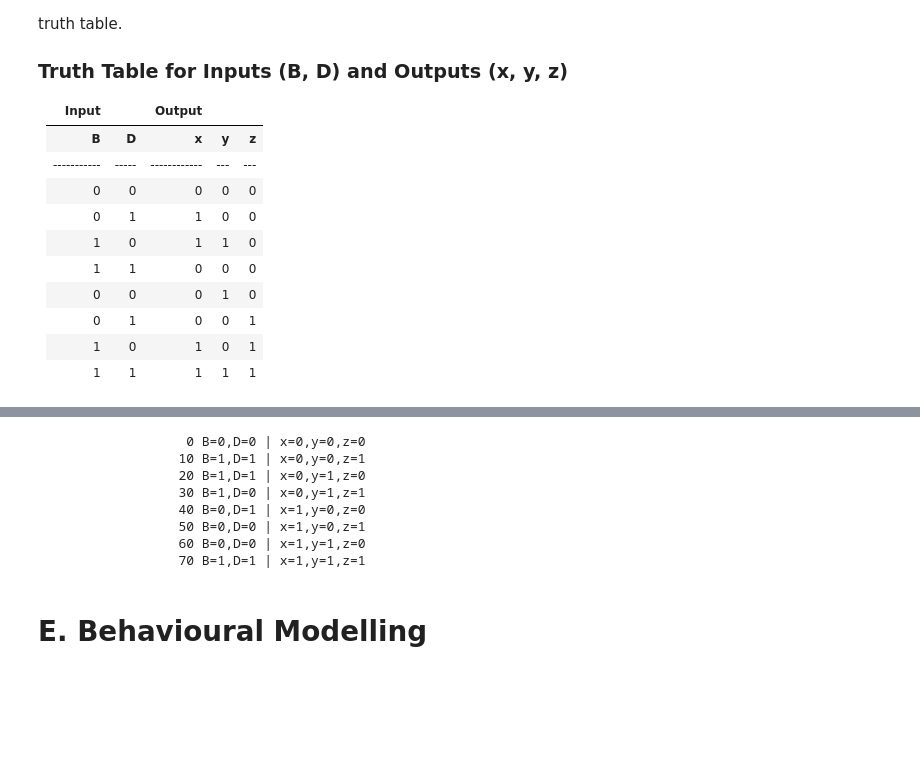
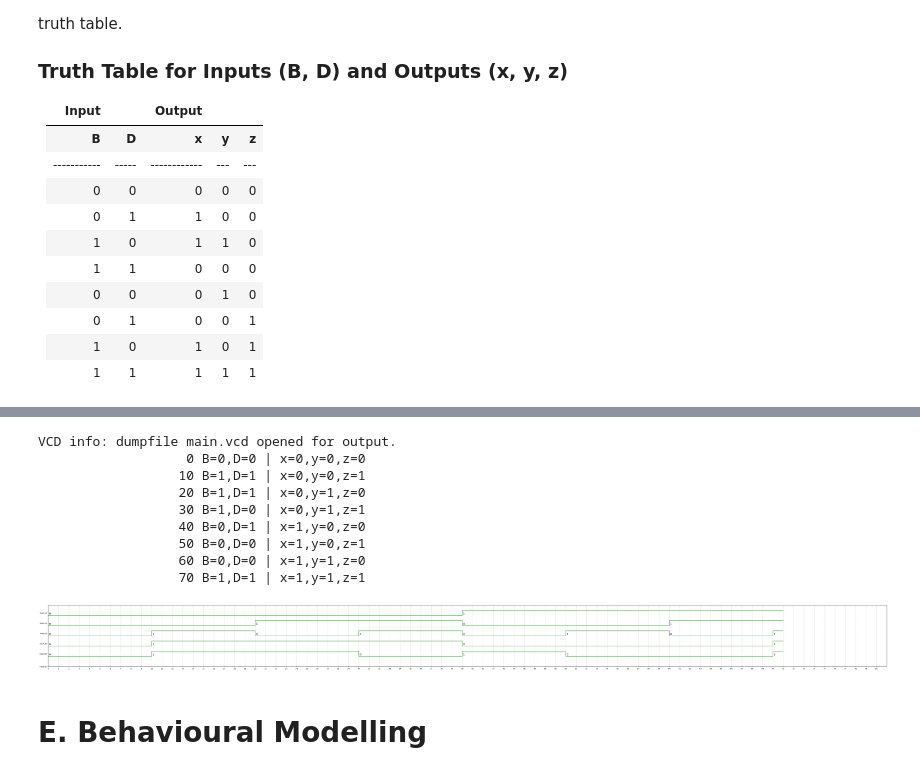
Before and after one commit to Varshan98/Suriya_DSL_HW, a Jupyter notebook: HW3_VerilogGitPractice.ipynb, the cells around one changed output, grey strips where cells are left out. Cells and saved outputs as stored; diff of their text form; code cells hidden in the pictures; blank space fills up the shorter version.

```diff
--- a/HW3_VerilogGitPractice.ipynb
+++ b/HW3_VerilogGitPractice.ipynb
@@ -348,6 +379,8 @@ module main;
 
  initial
   begin
+  $dumpfile("main.vcd");
+  $dumpvars;
    #71 $finish;
   end
 
@@ -371,6 +404,7 @@ module fs(B,D,x,y,z);
 endmodule
 ////
 # %% [output]
+VCD info: dumpfile main.vcd opened for output.
                    0 B=0,D=0 | x=0,y=0,z=0
                   10 B=1,D=1 | x=0,y=0,z=1
                   20 B=1,D=1 | x=0,y=1,z=0
@@ -379,6 +413,14 @@ endmodule
                   50 B=0,D=0 | x=1,y=0,z=1
                   60 B=0,D=0 | x=1,y=1,z=0
                   70 B=1,D=1 | x=1,y=1,z=1
+# %%
+%%waveform main.vcd
+sign_list = ['main.xt','main.yt','main.zt','main.Bt','main.Dt']
+time_begin = 0
+time_end = 80
+base = 'bin' # bin, dec, dec2, hex, octal
+# %% [output]
+[figure, added]
 # %% [markdown]
 # E. Behavioural Modelling
 # %% [markdown]
```
Also changed, not shown: parts of 2 cells of this notebook.
